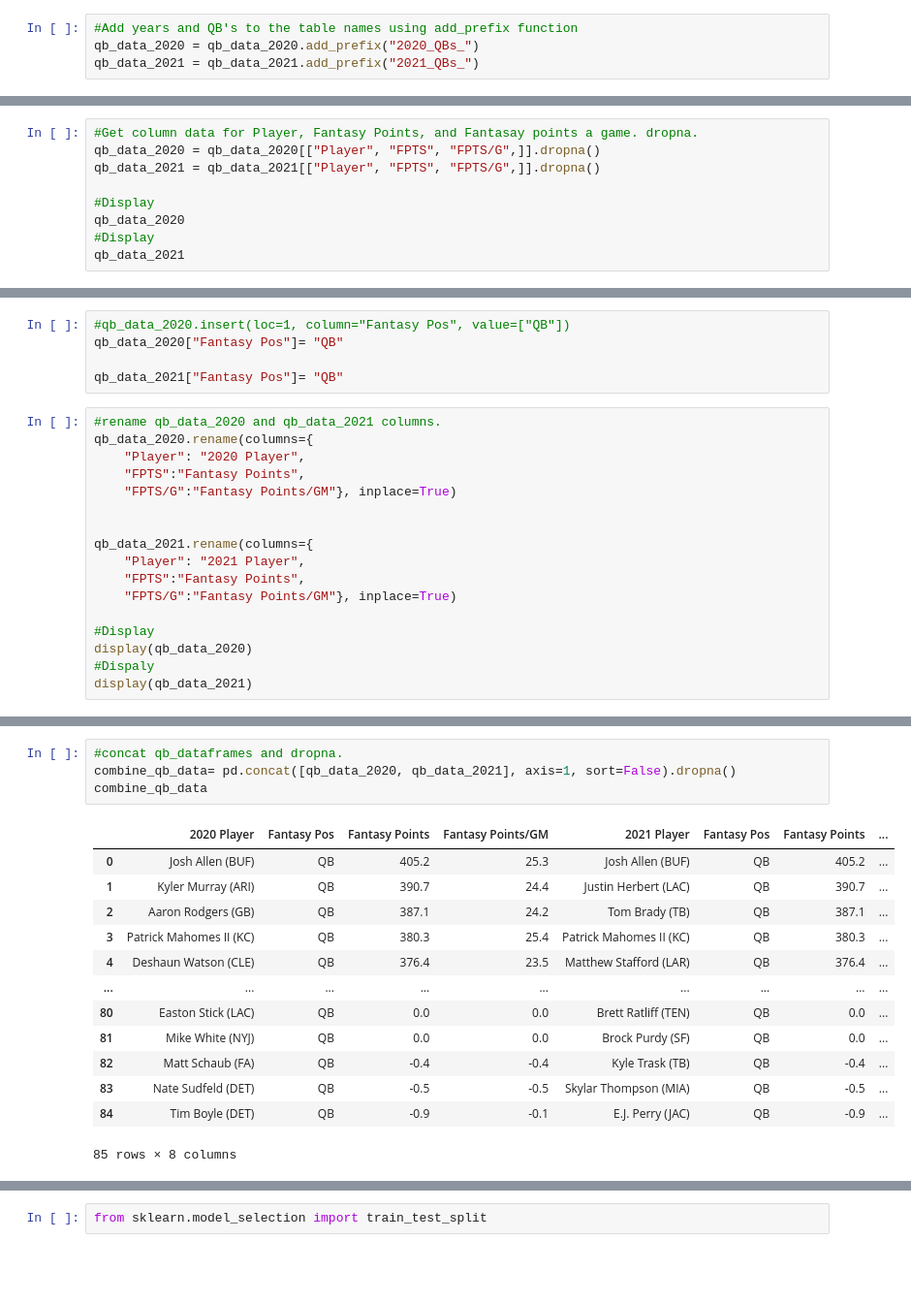
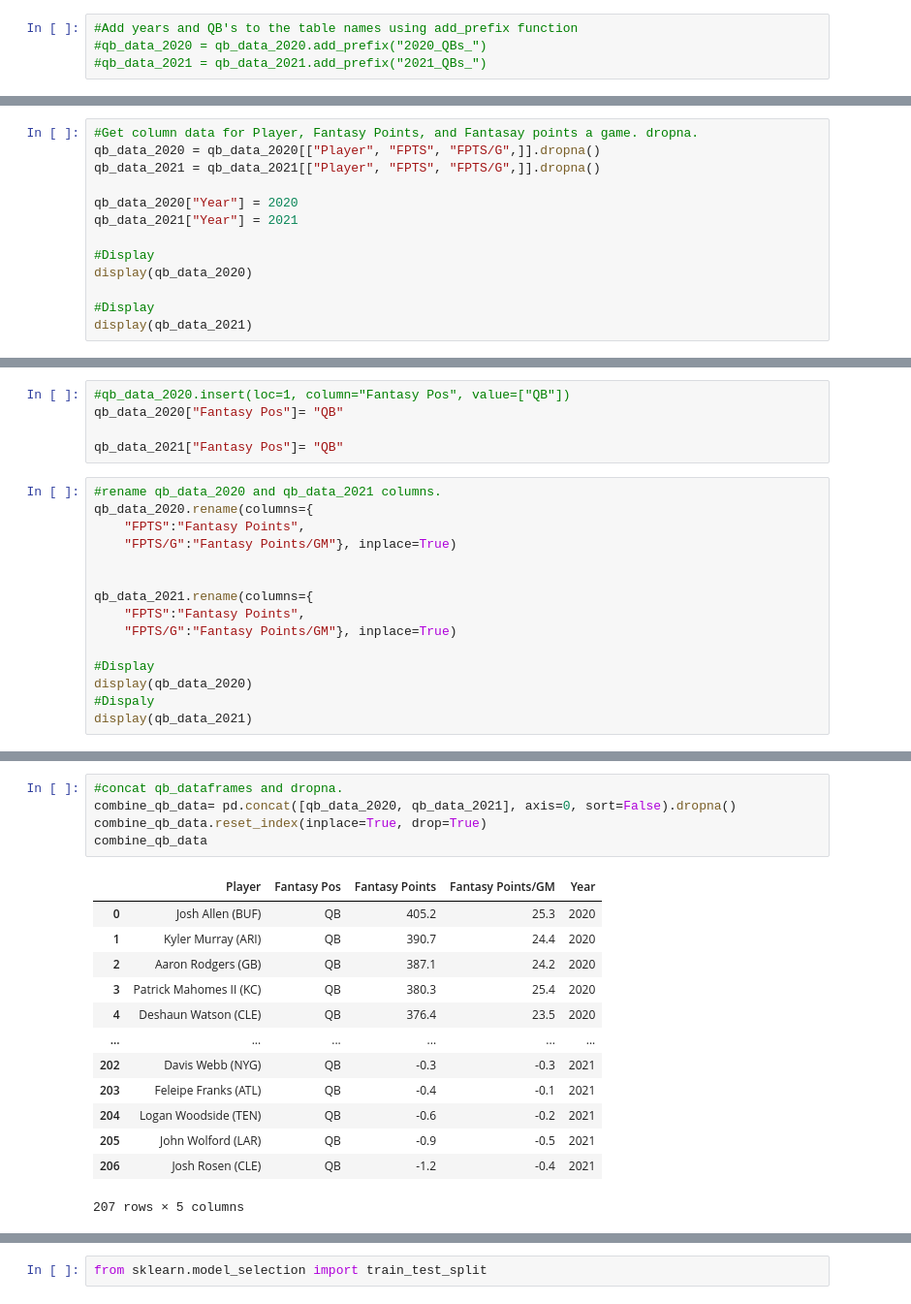
Before and after one commit to Schaakattack/Sure_Bet, a Jupyter notebook: qb_data2.ipynb, the cells around one changed output, grey strips where cells are left out. Shown at 97% size. Saved outputs shown, nothing was run; the diff lists cells and outputs as text; blank space fills up the shorter version.

```diff
--- a/qb_data2.ipynb
+++ b/qb_data2.ipynb
@@ -45,8 +46,8 @@ qb_data_2020 = qb_data_2020[["Player" , "FPTS", "FPTS/G"]].dropna()
 qb_data_2021 = qb_data_2021[["Player" , "FPTS", "FPTS/G"]].dropna()
 # %%
 #Add years and QB's to the table names using add_prefix function
-qb_data_2020 = qb_data_2020.add_prefix("2020_QBs_")
-qb_data_2021 = qb_data_2021.add_prefix("2021_QBs_")
+#qb_data_2020 = qb_data_2020.add_prefix("2020_QBs_")
+#qb_data_2021 = qb_data_2021.add_prefix("2021_QBs_")
 # %%
 #Display data
 qb_data_2020
@@ -69,8 +70,12 @@ qb_data_2020
 qb_data_2020 = qb_data_2020[["Player", "FPTS", "FPTS/G",]].dropna()
 qb_data_2021 = qb_data_2021[["Player", "FPTS", "FPTS/G",]].dropna()
 
+qb_data_2020["Year"] = 2020
+qb_data_2021["Year"] = 2021
+
 #Display
-qb_data_2020
+display(qb_data_2020)
+
 #Display
-qb_data_2021
+display(qb_data_2021)
 # %% [output]
@@ -95,13 +113,11 @@ qb_data_2021["Fantasy Pos"]= "QB"
 # %%
 #rename qb_data_2020 and qb_data_2021 columns.
 qb_data_2020.rename(columns={
-    "Player": "2020 Player",
     "FPTS":"Fantasy Points",
     "FPTS/G":"Fantasy Points/GM"}, inplace=True)
 
 
 qb_data_2021.rename(columns={
-    "Player": "2021 Player",
     "FPTS":"Fantasy Points",
     "FPTS/G":"Fantasy Points/GM"}, inplace=True)
 
@@ -182,18 +198,19 @@ display(qb_data_2021)
 # %%
 #concat qb_dataframes and dropna.
-combine_qb_data= pd.concat([qb_data_2020, qb_data_2021], axis=1, sort=False).dropna()
+combine_qb_data= pd.concat([qb_data_2020, qb_data_2021], axis=0, sort=False).dropna()
+combine_qb_data.reset_index(inplace=True, drop=True)
 combine_qb_data
 # %% [output]
-|  | 2020 Player | Fantasy Pos | Fantasy Points | Fantasy Points/GM | 2021 Player | Fantasy Pos | Fantasy Points | ... |
-| 0 | Josh Allen (BUF) | QB | 405.2 | 25.3 | Josh Allen (BUF) | QB | 405.2 | ... |
-| 1 | Kyler Murray (ARI) | QB | 390.7 | 24.4 | Justin Herbert (LAC) | QB | 390.7 | ... |
-| 2 | Aaron Rodgers (GB) | QB | 387.1 | 24.2 | Tom Brady (TB) | QB | 387.1 | ... |
-| 3 | Patrick Mahomes II (KC) | QB | 380.3 | 25.4 | Patrick Mahomes II (KC) | QB | 380.3 | ... |
-| 4 | Deshaun Watson (CLE) | QB | 376.4 | 23.5 | Matthew Stafford (LAR) | QB | 376.4 | ... |
-| ... | ... | ... | ... | ... | ... | ... | ... | ... |
-| 80 | Easton Stick (LAC) | QB | 0.0 | 0.0 | Brett Ratliff (TEN) | QB | 0.0 | ... |
-| 81 | Mike White (NYJ) | QB | 0.0 | 0.0 | Brock Purdy (SF) | QB | 0.0 | ... |
-| 82 | Matt Schaub (FA) | QB | -0.4 | -0.4 | Kyle Trask (TB) | QB | -0.4 | ... |
-| 83 | Nate Sudfeld (DET) | QB | -0.5 | -0.5 | Skylar Thompson (MIA) | QB | -0.5 | ... |
-| 84 | Tim Boyle (DET) | QB | -0.9 | -0.1 | E.J. Perry (JAC) | QB | -0.9 | ... |
+|  | Player | Fantasy Pos | Fantasy Points | Fantasy Points/GM | Year |
+| 0 | Josh Allen (BUF) | QB | 405.2 | 25.3 | 2020 |
+| 1 | Kyler Murray (ARI) | QB | 390.7 | 24.4 | 2020 |
+| 2 | Aaron Rodgers (GB) | QB | 387.1 | 24.2 | 2020 |
+| 3 | Patrick Mahomes II (KC) | QB | 380.3 | 25.4 | 2020 |
+| 4 | Deshaun Watson (CLE) | QB | 376.4 | 23.5 | 2020 |
+| ... | ... | ... | ... | ... | ... |
+| 202 | Davis Webb (NYG) | QB | -0.3 | -0.3 | 2021 |
+| 203 | Feleipe Franks (ATL) | QB | -0.4 | -0.1 | 2021 |
+| 204 | Logan Woodside (TEN) | QB | -0.6 | -0.2 | 2021 |
+| 205 | John Wolford (LAR) | QB | -0.9 | -0.5 | 2021 |
+| 206 | Josh Rosen (CLE) | QB | -1.2 | -0.4 | 2021 |
-85 rows × 8 columns
+207 rows × 5 columns
```
Also changed, not shown: parts of 12 cells of this notebook.
